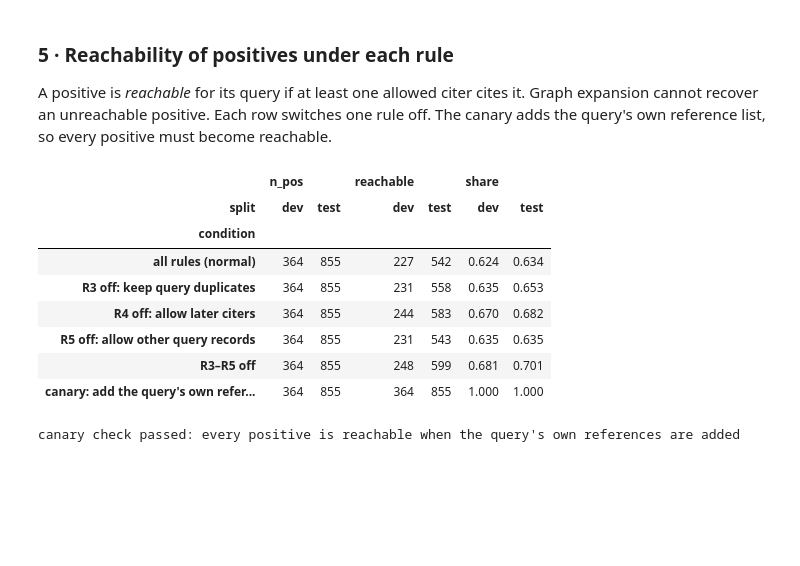
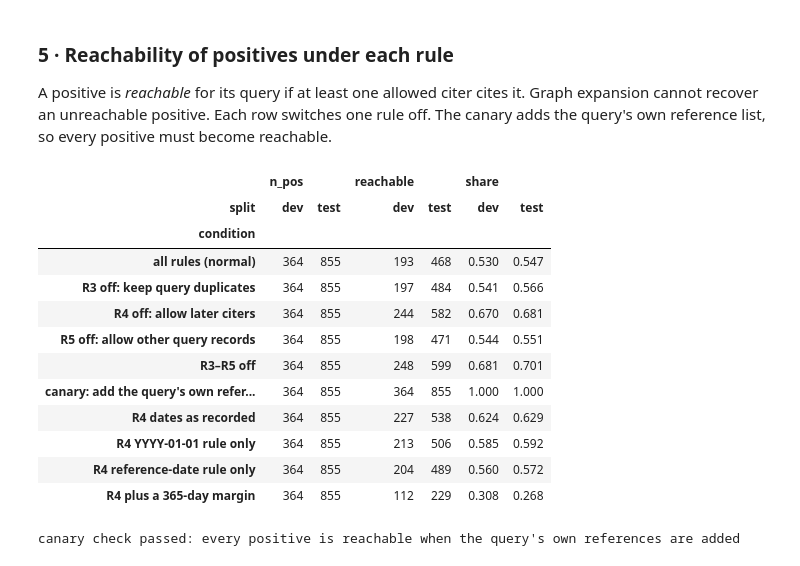
Before and after one commit to senaoz/SWE-599, a Jupyter notebook: research/v2/08_build_corpus_graph.ipynb, the cells around one changed output. Cells and saved outputs as stored; diff of their text form; code cells hidden in the pictures; blank space fills up the shorter version.

```diff
--- a/research/v2/08_build_corpus_graph.ipynb
+++ b/research/v2/08_build_corpus_graph.ipynb
@@ -146,6 +154,9 @@ from src.cograph import author_ids, query_duplicates
 
 queries = {q: works[q] for q in query_ids}
 qdups = query_duplicates(pool, queries)
+for cid, (qid, why) in MANUAL_QUERY_DUPLICATES.items():
+    assert cid in pool and cid not in qdups, cid
+    qdups[cid] = (qid, "manual")
 rows = []
 for cid, (qid, reason) in sorted(qdups.items(), key=lambda x: (x[1][1], x[1][0])):
     c, q = pool[cid], queries[qid]
@@ -181,12 +211,19 @@ qd
 # %%
 from src.cograph import build_graph
 
-citers = {**pool, **{q: works[q] for q in query_ids}}  # query records are rows too, so R1/R2/R5 are testable
-g = build_graph(citers, doc_ids, canon, query_ids, set(qdups))
+citers = {**merged_pool, **{q: works[q] for q in query_ids}}  # query records are rows too, so R1/R2/R5 are testable
+ref_dates = {k: w.get("publication_date") for k, w in works.items() if w.get("publication_date")}
+ref_dates.update({k: w.get("publication_date") for k, w in pool.items() if w.get("publication_date")})
+g = build_graph(citers, doc_ids, canon, query_ids, dup_citers, ref_dates=ref_dates)
+g_recorded = build_graph(citers, doc_ids, canon, query_ids, dup_citers)  # dates as recorded, for the sensitivity check
 nnz_rows = np.asarray(g.C.sum(1)).ravel()
 pool_rows = ~g.is_query & ~g.is_query_dup
+moved = g.citer_day != g_recorded.citer_day
 print(f"{g.C.shape[0]} citer rows ({g.is_query.sum()} query records, {g.is_query_dup.sum()} query duplicates), "
       f"{g.C.shape[1]} docs, {g.C.nnz} citation edges")
 print(f"corpus references per pool citer: median {np.median(nnz_rows[pool_rows]):.0f}, "
       f"mean {nnz_rows[pool_rows].mean():.1f}; pool citers citing no corpus work: {(nnz_rows[pool_rows] == 0).sum()}")
+jan1 = np.array([(citers[c].get("publication_date") or "").endswith("-01-01") for c in g.citer_ids])
+print(f"pool rows dated YYYY-01-01: {(jan1 & pool_rows).sum()} of {pool_rows.sum()}; "
+      f"pool rows whose conservative date is later than recorded: {(moved & pool_rows).sum()}")
 # %% [output]
@@ -197,39 +235,53 @@ corpus references per pool citer: median 5, mean 9.3; pool citers citing no corp
 
 A positive is *reachable* for its query if at least one allowed citer cites it. Graph expansion cannot recover an unreachable positive. Each row switches one rule off. The canary adds the query's own reference list, so every positive must become reachable.
 # %%
-from src.cograph import Rules
+from dataclasses import replace
+
+from src.cograph import Rules, effective_day
+
+def with_days(days):
+    return replace(g, citer_day=np.asarray(days, dtype=np.int64))
 
 CONDITIONS = {
-    "all rules (normal)": Rules(),
-    "R3 off: keep query duplicates": Rules(drop_query_dups=False),
-    "R4 off: allow later citers": Rules(temporal=False),
-    "R5 off: allow other query records": Rules(drop_query_records=False),
-    "R3–R5 off": Rules(temporal=False, drop_query_dups=False, drop_query_records=False),
-    "canary: add the query's own references": Rules(canary=True),
+    "all rules (normal)": (g, Rules()),
+    "R3 off: keep query duplicates": (g, Rules(drop_query_dups=False)),
+    "R4 off: allow later citers": (g, Rules(temporal=False)),
+    "R5 off: allow other query records": (g, Rules(drop_query_records=False)),
+    "R3–R5 off": (g, Rules(temporal=False, drop_query_dups=False, drop_query_records=False)),
+    "canary: add the query's own references": (g, Rules(canary=True)),
+    # sensitivity of R4 to the date rule
+    "R4 dates as recorded": (g_recorded, Rules()),
+    "R4 YYYY-01-01 rule only": (with_days([effective_day(citers[c]) for c in g.citer_ids]), Rules()),
+    "R4 reference-date rule only": (with_days([effective_day(citers[c], ref_dates, year_only_jan1=False) for c in g.citer_ids]), Rules()),
+    "R4 plus a 365-day margin": (with_days(g.citer_day + 365), Rules()),
 }
 idx = g.doc_index
 reach = []
 for qid, lab_q in labels.items():
     cols = [idx[p] for p in lab_q["positives"]]
-    for name, rules in CONDITIONS.items():
-        mask = g.allowed(qid, lab_q["date"], rules)
-        deg = np.asarray(g.C[mask][:, cols].sum(0)).ravel()
+    for name, (graph, rules) in CONDITIONS.items():
+        mask = graph.allowed(qid, lab_q["date"], rules)
+        deg = np.asarray(graph.C[mask][:, cols].sum(0)).ravel()
         reach.append({"pi_id": qid, "split": lab_q["split"], "condition": name,
                       "n_pos": len(cols), "reachable": int((deg > 0).sum())})
 reach = pd.DataFrame(reach)
 reach_tab = (reach.groupby(["condition", "split"])[["n_pos", "reachable"]].sum()
              .assign(share=lambda d: (d.reachable / d.n_pos).round(3)).unstack("split"))
 reach_tab.loc[list(CONDITIONS)]
 # %% [output]
 |  | n_pos |  | reachable |  | share |  |
 | split | dev | test | dev | test | dev | test |
 | condition |  |  |  |  |  |  |
-| all rules (normal) | 364 | 855 | 227 | 542 | 0.624 | 0.634 |
-| R3 off: keep query duplicates | 364 | 855 | 231 | 558 | 0.635 | 0.653 |
-| R4 off: allow later citers | 364 | 855 | 244 | 583 | 0.670 | 0.682 |
-| R5 off: allow other query records | 364 | 855 | 231 | 543 | 0.635 | 0.635 |
+| all rules (normal) | 364 | 855 | 193 | 468 | 0.530 | 0.547 |
+| R3 off: keep query duplicates | 364 | 855 | 197 | 484 | 0.541 | 0.566 |
+| R4 off: allow later citers | 364 | 855 | 244 | 582 | 0.670 | 0.681 |
+| R5 off: allow other query records | 364 | 855 | 198 | 471 | 0.544 | 0.551 |
 | R3–R5 off | 364 | 855 | 248 | 599 | 0.681 | 0.701 |
 | canary: add the query's own refer... | 364 | 855 | 364 | 855 | 1.000 | 1.000 |
+| R4 dates as recorded | 364 | 855 | 227 | 538 | 0.624 | 0.629 |
+| R4 YYYY-01-01 rule only | 364 | 855 | 213 | 506 | 0.585 | 0.592 |
+| R4 reference-date rule only | 364 | 855 | 204 | 489 | 0.560 | 0.572 |
+| R4 plus a 365-day margin | 364 | 855 | 112 | 229 | 0.308 | 0.268 |
 # %%
 assert (reach[reach.condition.str.startswith("canary")].pipe(lambda d: d.reachable == d.n_pos)).all(), \
     "canary must make every positive reachable"
```
Also changed, not shown: parts of 13 cells of this notebook, 4 other files.
